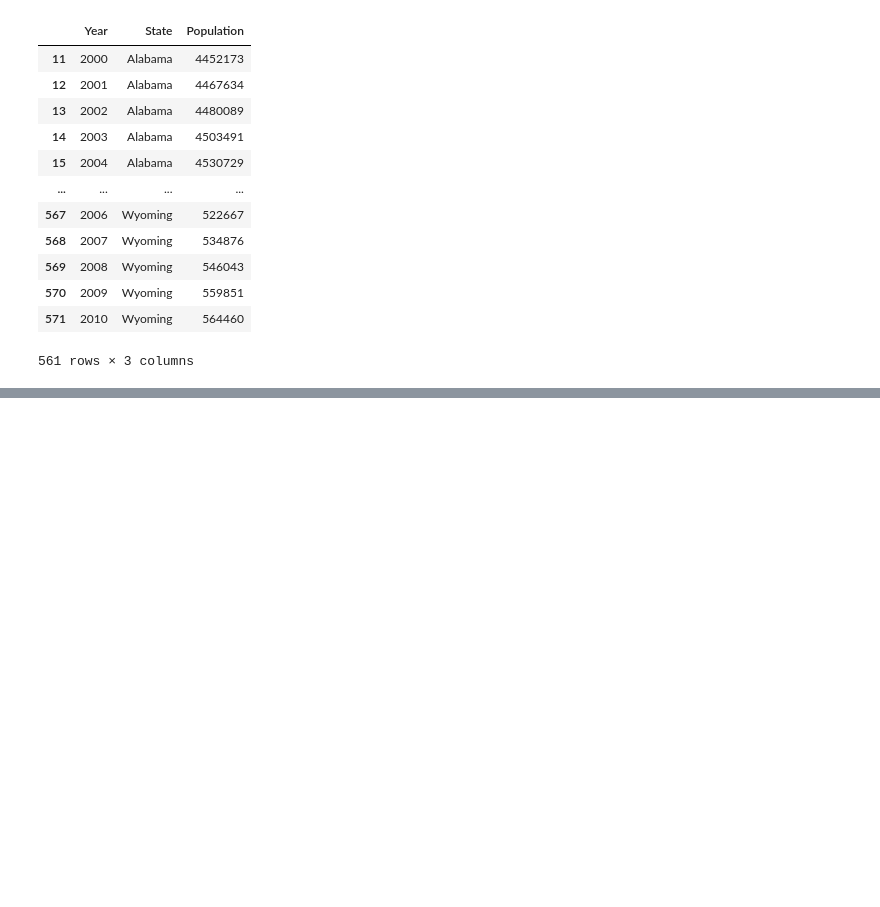
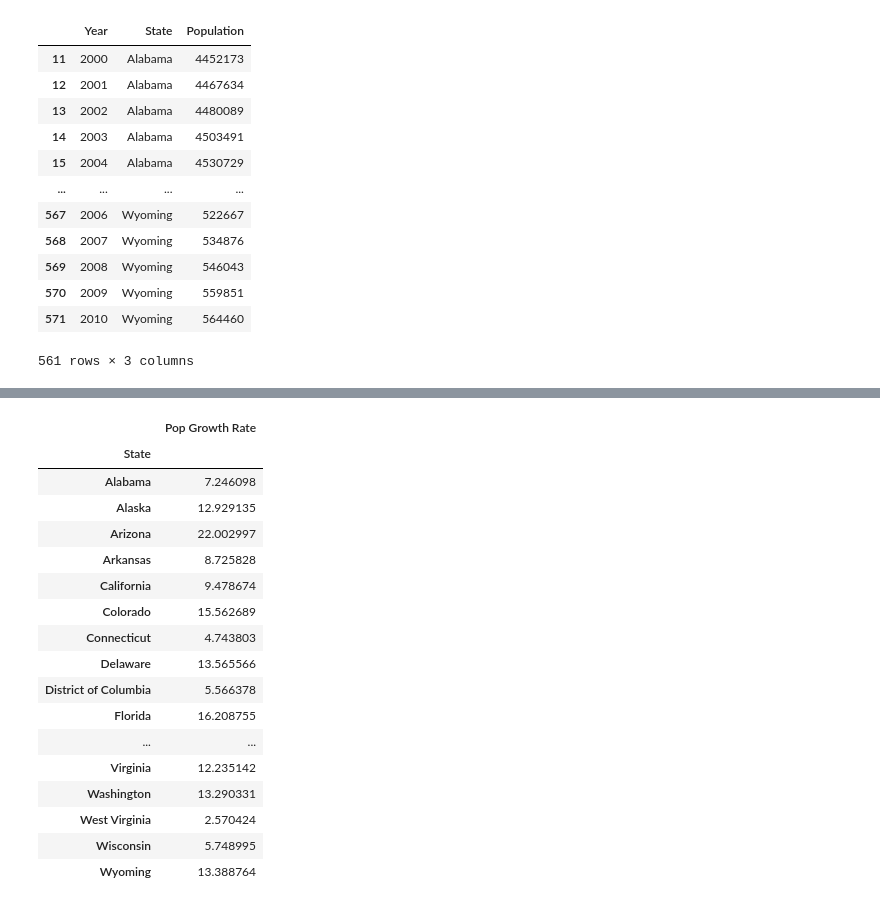
Before and after one commit to Siraj2493/Project-1, a Jupyter notebook: Population_Data_Main.ipynb, the cells around one changed output, grey strips where cells are left out. Cells and saved outputs as stored; diff of their text form; code cells hidden in the pictures; blank space fills up the shorter version.

Commit message:
Pushing pop Data Main and Analysis

```diff
--- a/Population_Data_Main.ipynb
+++ b/Population_Data_Main.ipynb
@@ -88,3 +109,6 @@ pop_df
 # %%
 ## Exports DataFrame to CSV file
 pop_df.to_csv('Resources/populations.csv', index=False)
+# %%
+pop_state_GR = pop_df.groupby(["State"]).sum()["Pop Growth Rate"] * 100
+pop_state_GR
@@ -90,0 +133,22 @@ pop_df.to_csv('Resources/populations.csv', index=False)
+# %%
+pop_state_GR_df = pd.DataFrame(pop_state_GR)
+pop_state_GR_df
+# %% [output]
+|  | Pop Growth Rate |
+| State |  |
+| Alabama | 7.246098 |
+| Alaska | 12.929135 |
+| Arizona | 22.002997 |
+| Arkansas | 8.725828 |
+| California | 9.478674 |
+| Colorado | 15.562689 |
+| Connecticut | 4.743803 |
+| Delaware | 13.565566 |
+| District of Columbia | 5.566378 |
+| Florida | 16.208755 |
+| ... | ... |
+| Virginia | 12.235142 |
+| Washington | 13.290331 |
+| West Virginia | 2.570424 |
+| Wisconsin | 5.748995 |
+| Wyoming | 13.388764 |
```
Also changed, not shown: parts of 6 cells of this notebook.
